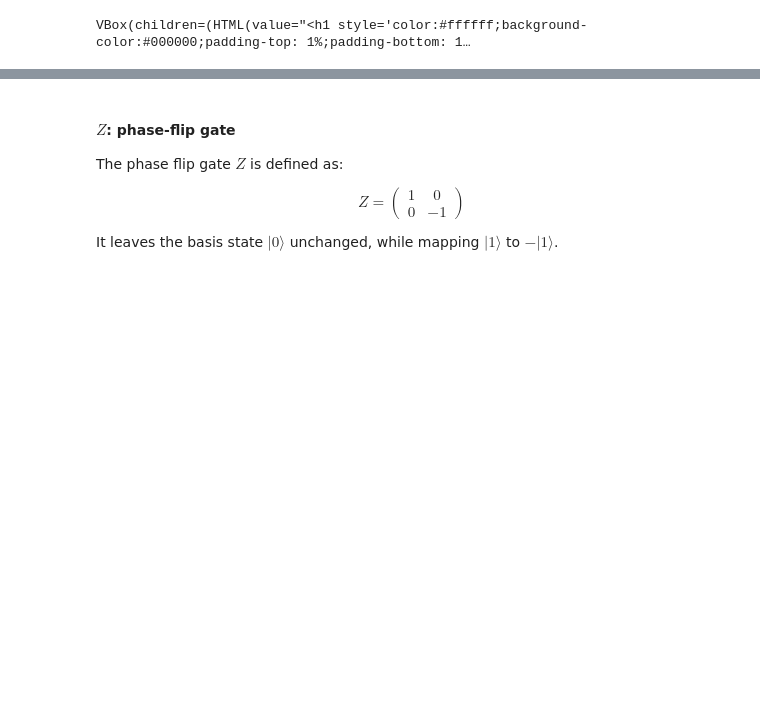
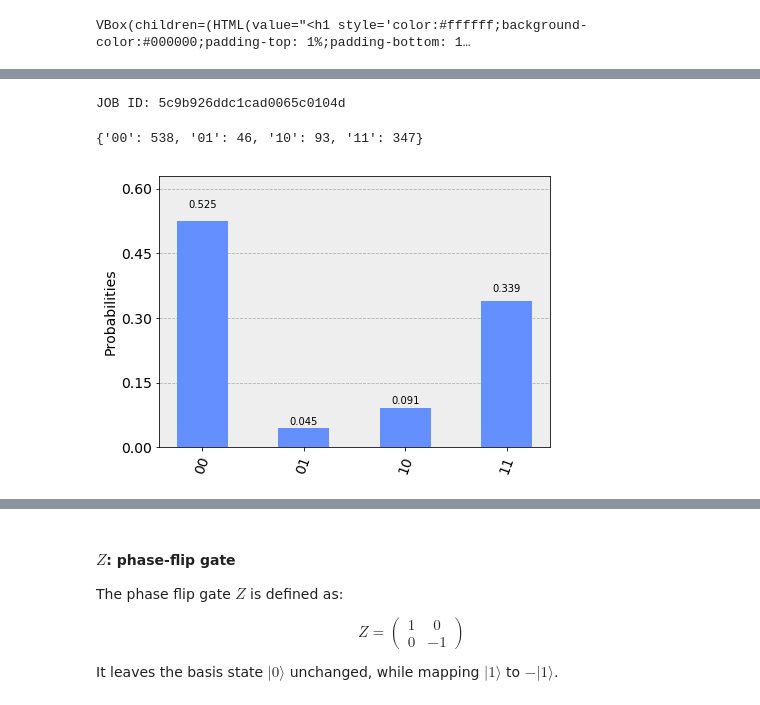
Before and after one commit to afonsofr/Qiskit_hands_on, a Jupyter notebook: basics.ipynb, the cells around one changed output, grey strips where cells are left out. Drawn from its saved outputs; the diff is of its cells as text; code cells hidden in the pictures; blank space fills up the shorter version.

```diff
--- a/basics.ipynb
+++ b/basics.ipynb
@@ -344,3 +345,10 @@ backend = IBMQ.get_backend('ibmq_20_tokyo')
  - 5c182f7c199f97005129f241
   DeprecationWarning)
 VBox(children=(HTML(value="<h1 style='color:#ffffff;background-color:#000000;padding-top: 1%;padding-bottom: 1…
+# %%
+shots = 1024       # Number of shots to run the program (experiment); maximum is 8192 shots.
+job_exp = execute(qc, backend, shots = shots)
+
+from qiskit.tools.monitor import job_monitor
+
+job_monitor(job_exp, interval=5)
@@ -346,0 +358,18 @@ VBox(children=(HTML(value="<h1 style='color:#ffffff;background-color:#000000;pad
+# %%
+# job_id allows you to retrive old jobs
+jobID = job_exp.job_id()
+
+print('JOB ID: {}'.format(jobID))
+
+job_get=backend.retrieve_job(jobID)
+job_get.result().get_counts(qc)
+# %% [output]
+JOB ID: 5c9b926ddc1cad0065c0104d
+{'00': 538, '01': 46, '10': 93, '11': 347}
+# %%
+# We recommend increasing the timeout to 30 minutes to avoid timeout errors when the queue is long.
+result_real = job_exp.result(timeout=3600, wait=5)
+counts = result_real.get_counts(qc)
+plot_histogram(counts)
+# %% [output]
+[figure, added]
```
Also changed, not shown: parts of 9 cells of this notebook, 1 other file.
